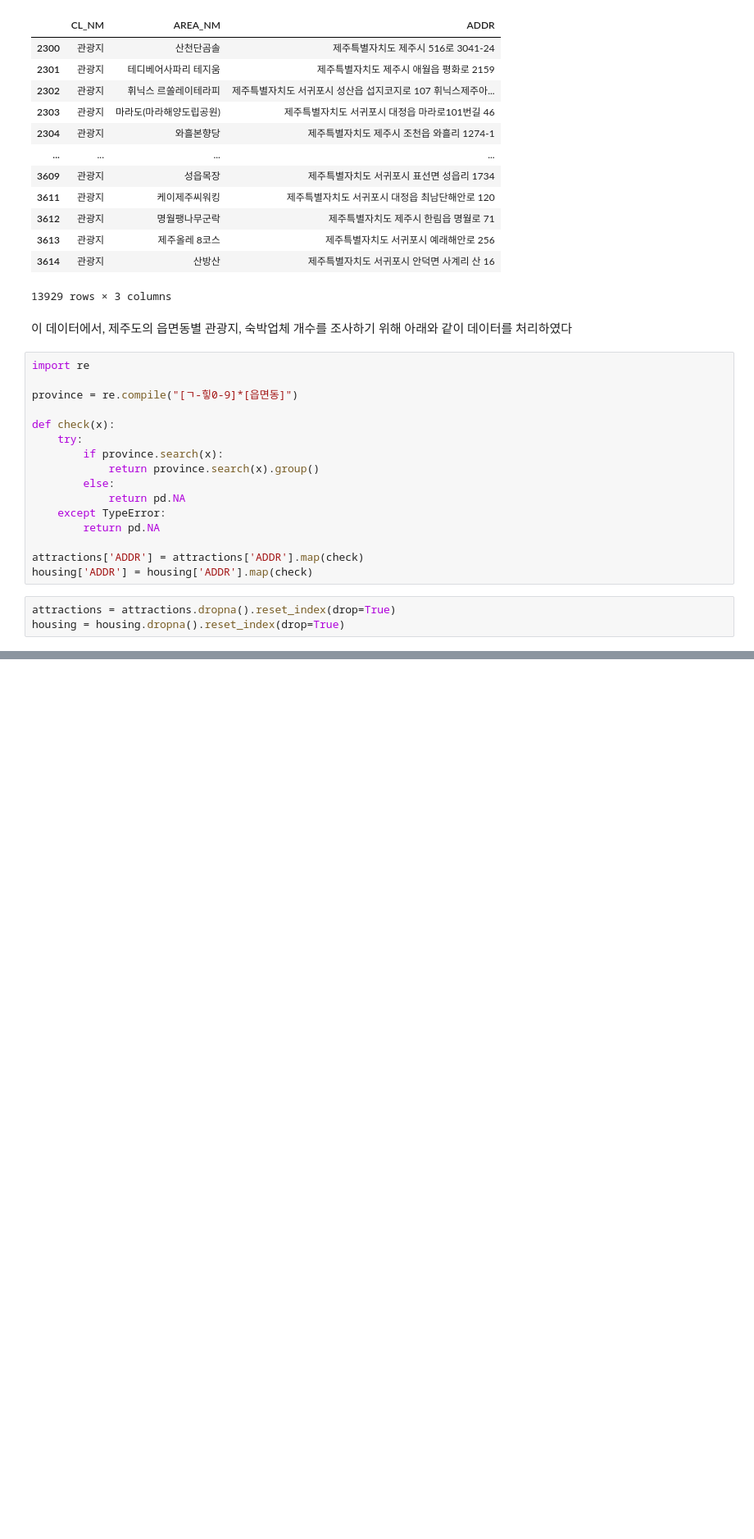
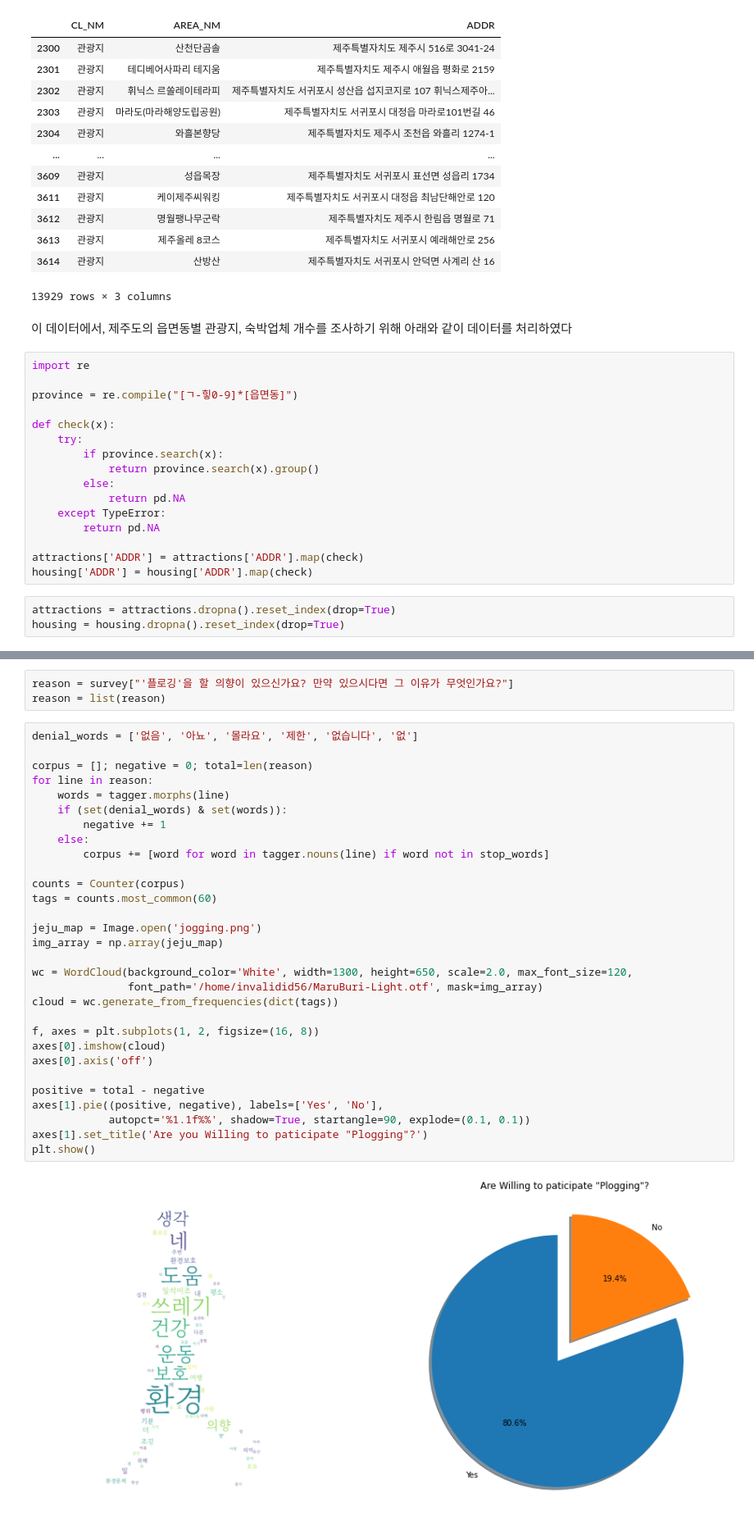
Before and after one commit to invalidid56/DA_overtourism, a Jupyter notebook: data_analysis.ipynb, the cells around one changed output, grey strips where cells are left out. Shown at 82% size. Drawn from its saved outputs; the diff is of its cells as text; blank space fills up the shorter version.

```diff
--- a/data_analysis.ipynb
+++ b/data_analysis.ipynb
@@ -415,0 +466,35 @@ print('성수기 방문인구-쓰레기 생산량 상관계수: {0}'.format(np.c
+# %%
+reason = survey["'플로깅'을 할 의향이 있으신가요? 만약 있으시다면 그 이유가 무엇인가요?"]
+reason = list(reason)
+# %%
+denial_words = ['없음', '아뇨', '몰라요', '제한', '없습니다', '없']
+
+corpus = []; negative = 0; total=len(reason)
+for line in reason:
+    words = tagger.morphs(line)
+    if (set(denial_words) & set(words)):
+        negative += 1
+    else:
+        corpus += [word for word in tagger.nouns(line) if word not in stop_words]
+
+counts = Counter(corpus)
+tags = counts.most_common(60)
+
+jeju_map = Image.open('jogging.png')
+img_array = np.array(jeju_map)
+
+wc = WordCloud(background_color='White', width=1300, height=650, scale=2.0, max_font_size=120,
+               font_path='/home/invalidid56/MaruBuri-Light.otf', mask=img_array)
+cloud = wc.generate_from_frequencies(dict(tags))
+
+f, axes = plt.subplots(1, 2, figsize=(16, 8))
+axes[0].imshow(cloud)
+axes[0].axis('off')
+
+positive = total - negative
+axes[1].pie((positive, negative), labels=['Yes', 'No'],
+            autopct='%1.1f%%', shadow=True, startangle=90, explode=(0.1, 0.1))
+axes[1].set_title('Are you Willing to paticipate "Plogging"?')
+plt.show()
+# %% [output]
+[figure, added]
```
Also changed, not shown: parts of 42 cells of this notebook, 2 other files.
